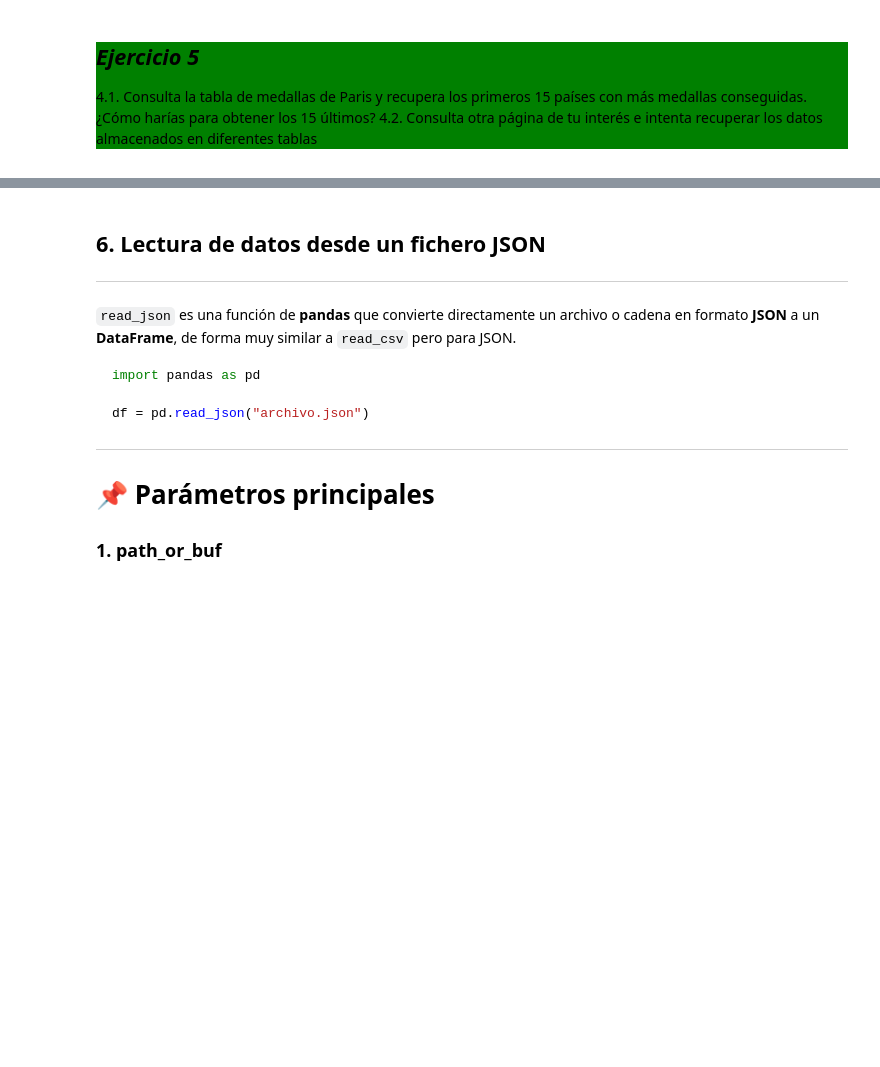
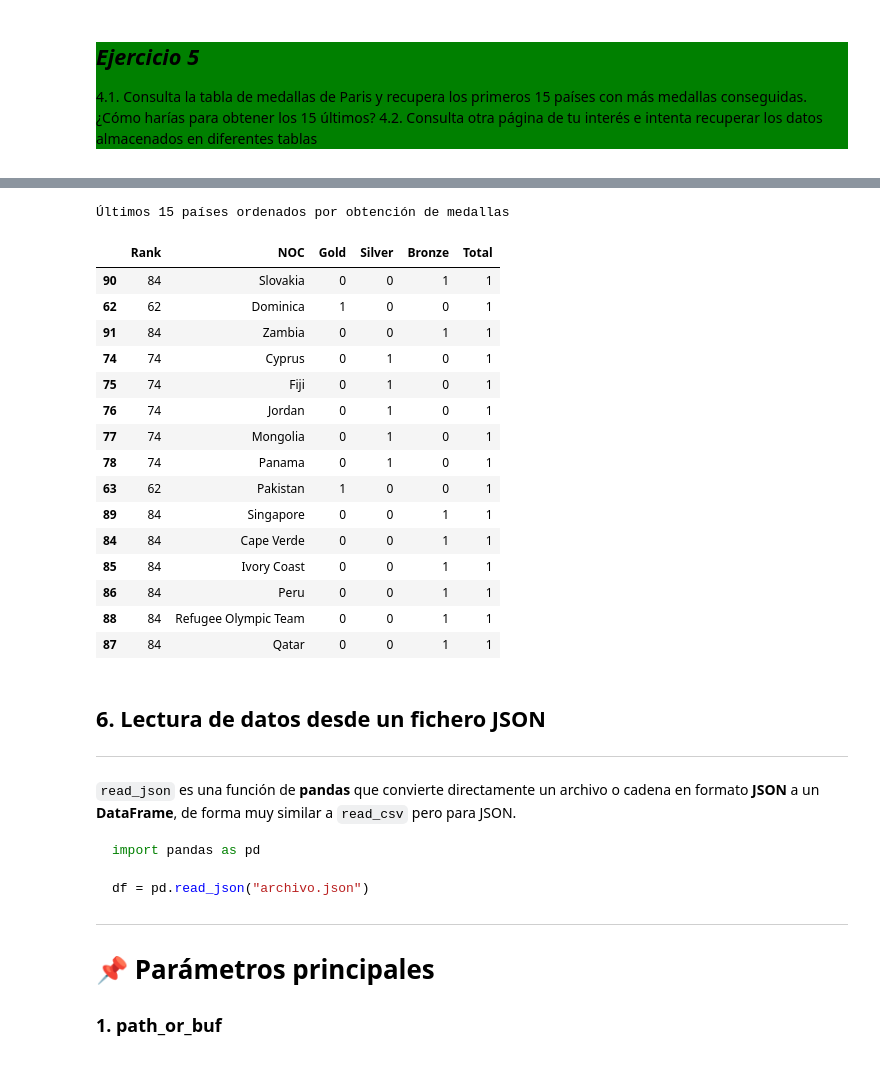
Before and after one commit to Ciclo-Especializacion-IA-y-BigData/recoleccion-de-datos-KevinSilvares, a Jupyter notebook: ImportacionDesdeDiversasFuentes.ipynb, the cells around one changed output, grey strips where cells are left out. Drawn from its saved outputs; the diff is of its cells as text; code cells hidden in the pictures; blank space fills up the shorter version.

```diff
--- a/ImportacionDesdeDiversasFuentes.ipynb
+++ b/ImportacionDesdeDiversasFuentes.ipynb
@@ -891,3 +974,24 @@ df15.head()
+# %%
+print("Últimos 15 países ordenados por obtención de medallas")
+df_medallas.sort_values("Total").head(15)
+# %% [output]
+Últimos 15 países ordenados por obtención de medallas
+|  | Rank | NOC | Gold | Silver | Bronze | Total |
+| 90 | 84 | Slovakia | 0 | 0 | 1 | 1 |
+| 62 | 62 | Dominica | 1 | 0 | 0 | 1 |
+| 91 | 84 | Zambia | 0 | 0 | 1 | 1 |
+| 74 | 74 | Cyprus | 0 | 1 | 0 | 1 |
+| 75 | 74 | Fiji | 0 | 1 | 0 | 1 |
+| 76 | 74 | Jordan | 0 | 1 | 0 | 1 |
+| 77 | 74 | Mongolia | 0 | 1 | 0 | 1 |
+| 78 | 74 | Panama | 0 | 1 | 0 | 1 |
+| 63 | 62 | Pakistan | 1 | 0 | 0 | 1 |
+| 89 | 84 | Singapore | 0 | 0 | 1 | 1 |
+| 84 | 84 | Cape Verde | 0 | 0 | 1 | 1 |
+| 85 | 84 | Ivory Coast | 0 | 0 | 1 | 1 |
+| 86 | 84 | Peru | 0 | 0 | 1 | 1 |
+| 88 | 84 | Refugee Olympic Team | 0 | 0 | 1 | 1 |
+| 87 | 84 | Qatar | 0 | 0 | 1 | 1 |
 # %% [markdown]
 ## 6. Lectura de datos desde un fichero JSON
 
```
Also changed, not shown: parts of 12 cells of this notebook, 1 other file.
